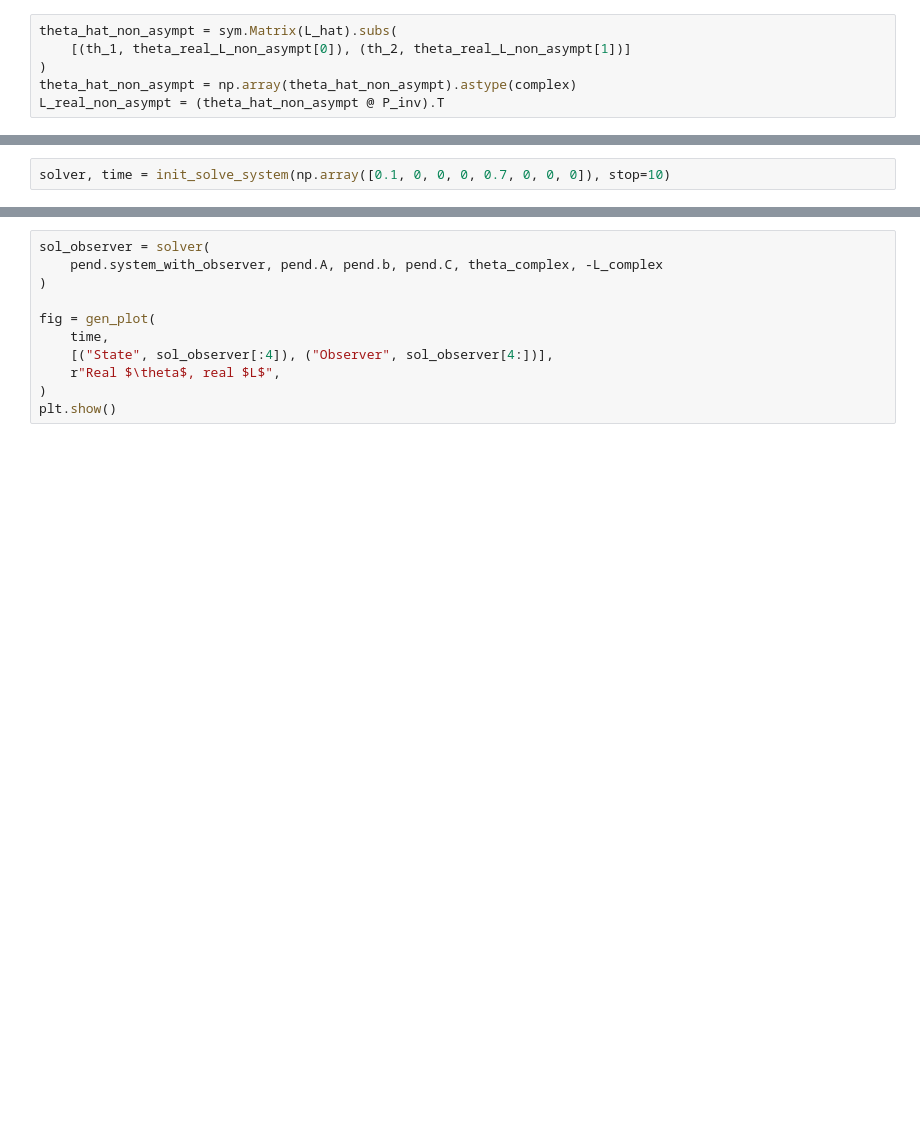
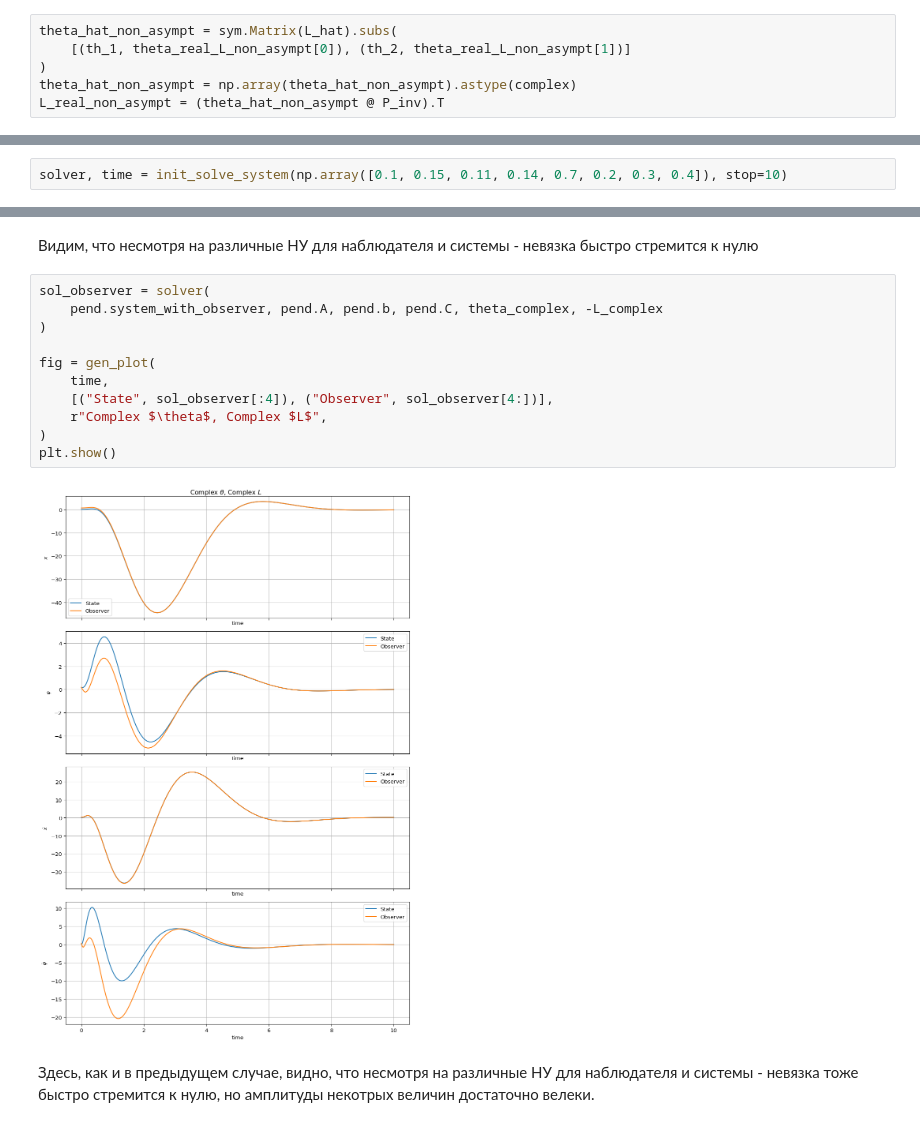
Before and after one commit to acid9reen/ct_lab, a Jupyter notebook: source.ipynb, the cells around one changed output, grey strips where cells are left out. Saved outputs shown, nothing was run; the diff lists cells and outputs as text; blank space fills up the shorter version.

```diff
--- a/source.ipynb
+++ b/source.ipynb
@@ -171,5 +262,5 @@ pprint(np.linalg.eigvals(pend.A.T + pend.C.T @ L_real_non_asympt.T))
 # %%
-solver, time = init_solve_system(np.array([0.1, 0, 0, 0, 0.7, 0, 0, 0]), stop=10)
+solver, time = init_solve_system(np.array([0.1, 0.15, 0.11, 0.14, 0.7, 0.2, 0.3, 0.4]), stop=10)
 # %%
 sol_observer = solver(
     pend.system_with_observer, pend.A, pend.b, pend.C, theta_real, -L_real
@@ -184,14 +277,20 @@ plt.show()
+# %% [markdown]
+Видим, что несмотря на различные НУ для наблюдателя и системы - невязка быстро стремится к нулю
 # %%
 sol_observer = solver(
     pend.system_with_observer, pend.A, pend.b, pend.C, theta_complex, -L_complex
 )
 
 fig = gen_plot(
     time,
     [("State", sol_observer[:4]), ("Observer", sol_observer[4:])],
-    r"Real $\theta$, real $L$",
+    r"Complex $\theta$, Complex $L$",
 )
 plt.show()
+# %% [output]
+[figure, added]
+# %% [markdown]
+Здесь, как и в предыдущем случае, видно, что несмотря на различные НУ для наблюдателя и системы - невязка тоже быстро стремится к нулю, но амплитуды некотрых величин достаточно велеки.
 # %%
 sol_observer = solver(
     pend.system_with_observer, pend.A, pend.b, pend.C, theta_complex, -L_real_non_asympt
```
Also changed, not shown: parts of 34 cells of this notebook.
